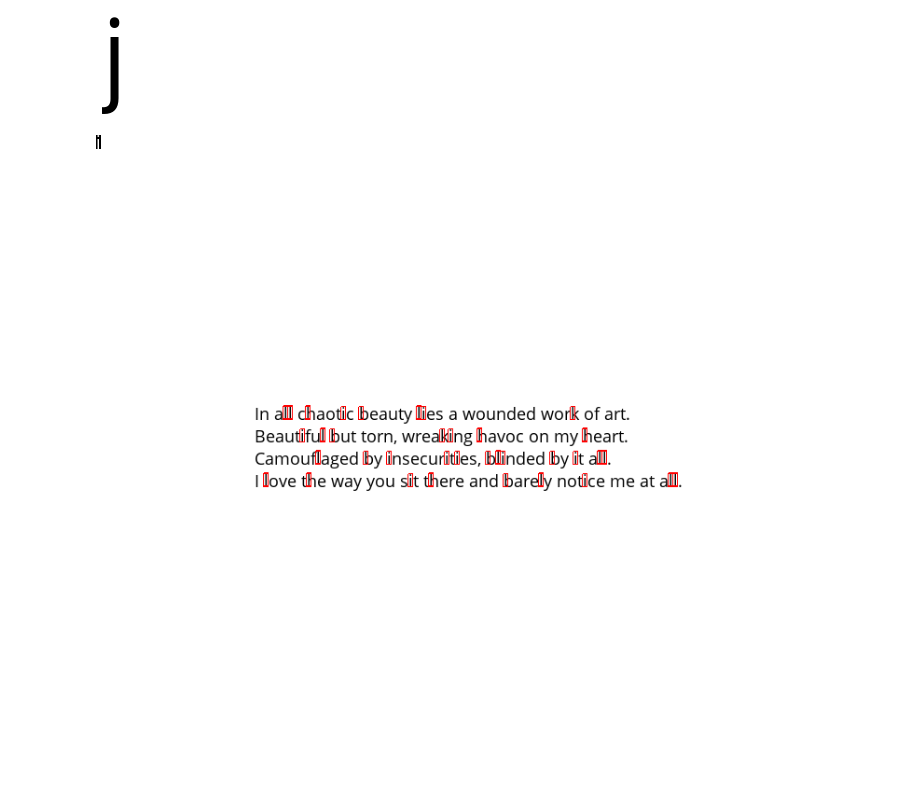
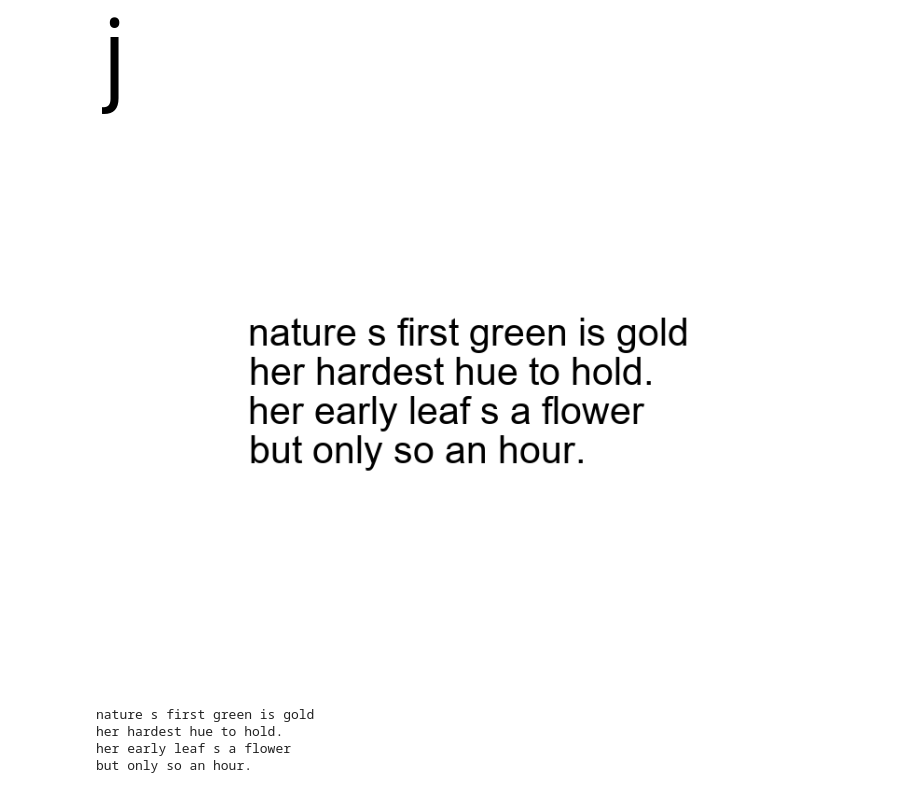
Before and after one commit to michal200292/Numericke-metody, a Jupyter notebook: lab9/zad2/OCR.ipynb, the cells around one changed output. Cells and saved outputs as stored; diff of their text form; code cells hidden in the pictures; blank space fills up the shorter version.

```diff
--- a/lab9/zad2/OCR.ipynb
+++ b/lab9/zad2/OCR.ipynb
@@ -66,2 +73,13 @@ I love the way you sit there and barely notice me at all.
+# %%
+
+txt = '''
+nature s first green is gold
+her hardest hue to hold.
+her early leaf s a flower
+but only so an hour.
+
+'''
+
+out, f_size = draw_multiline_text(txt, font='arial')
 # %%
 def get_all_character(font, fontsize):
@@ -171,8 +256,17 @@ def correlation_matrix(font, font_size):
+# %%
+# out = rotate_image(out, 20)
+display(out)
+# %% [output]
+[figure, added]
 # %%
-points_s = ocr(out, 'open-sans', f_size)
+points_s = ocr(out, 'arial', f_size)
-# %% [output]
-[figure, removed]
-[figure, removed]
+# %%
+print(txt)
+# %% [output]
+nature s first green is gold
+her hardest hue to hold.
+her early leaf s a flower
+but only so an hour.
 # %%
 print(points_s)
 # %% [output]
```
Also changed, not shown: parts of 13 cells of this notebook, 1 other file.
